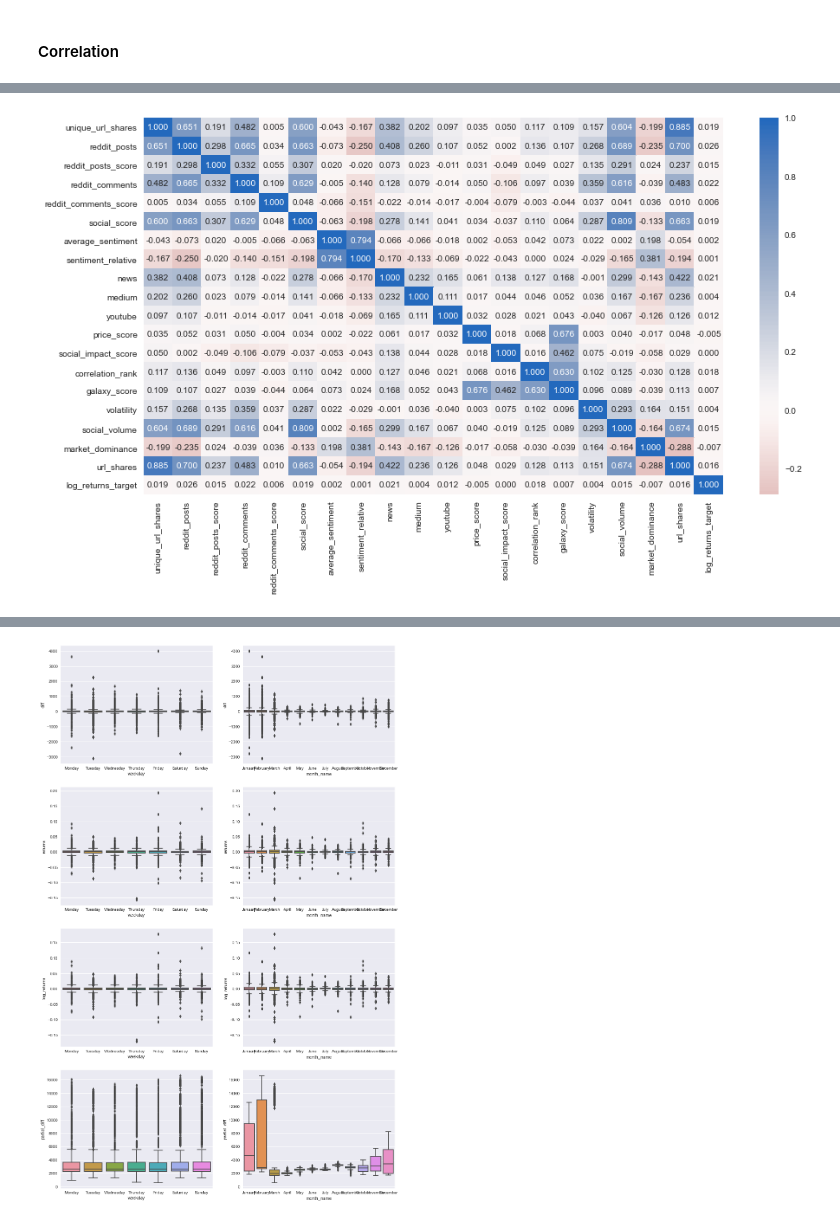
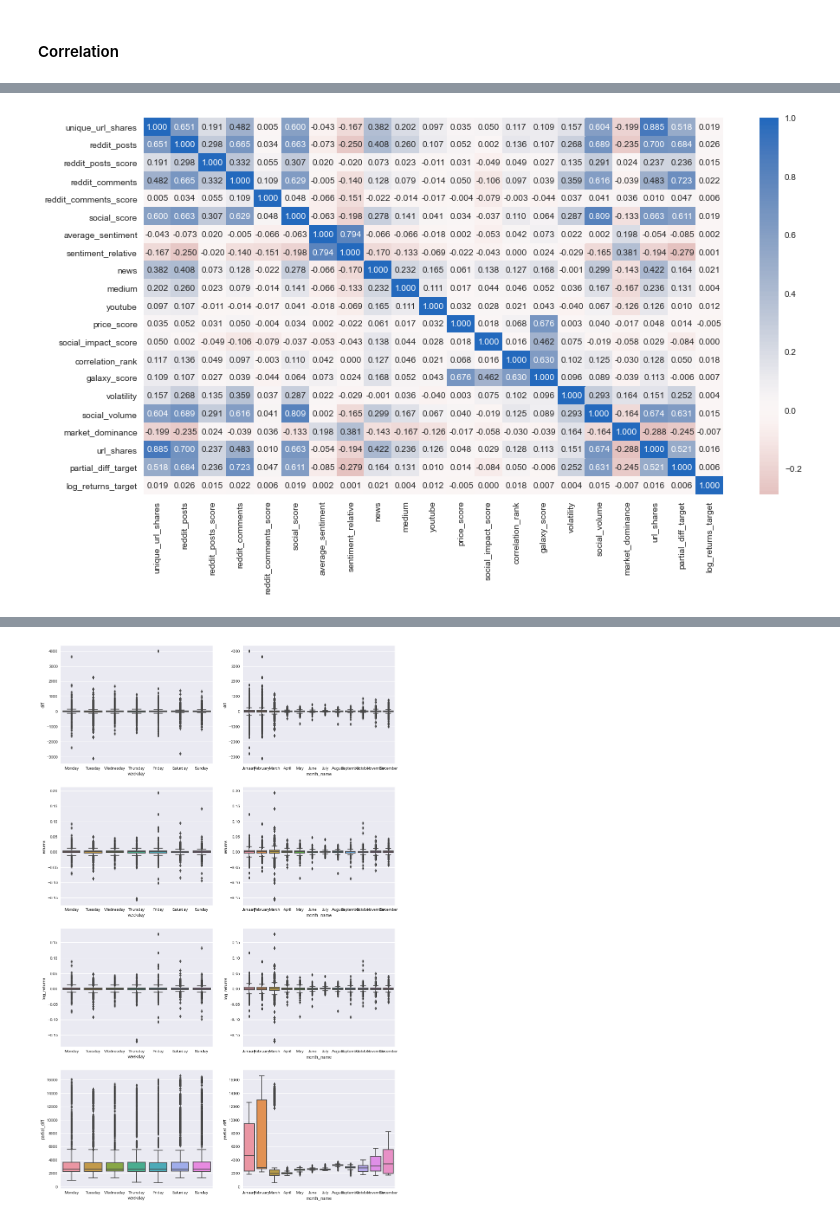
Before and after one commit to diogomatoschaves/MyCryptoBot, a Jupyter notebook: notebooks/Bitcoin Price Prediction Model.ipynb, the cells around one changed output, grey strips where cells are left out. Drawn from its saved outputs; the diff is of its cells as text; code cells hidden in the pictures.

```diff
--- a/notebooks/Bitcoin Price Prediction Model.ipynb
+++ b/notebooks/Bitcoin Price Prediction Model.ipynb
@@ -830,13 +838,13 @@ sb.heatmap(df[columns].corr(), annot = True, fmt = '.3f', cmap = 'vlag_r', cente
 # %%
 columns = ['unique_url_shares', 'reddit_posts', 'reddit_posts_score',
        'reddit_comments', 'reddit_comments_score', 'social_score',
        'average_sentiment', 'sentiment_relative', 'news',
        'medium', 'youtube', 'price_score', 'social_impact_score',
        'correlation_rank', 'galaxy_score', 'volatility', 'social_volume',
-       'market_dominance', 'url_shares']
+       'market_dominance', 'url_shares', 'partial_diff_target']
 
 plt.figure(figsize = [15, 8])
 sb.heatmap(df[columns].join(df['log_returns_target'].shift(-1)).corr(), annot = True, fmt = '.3f', cmap = 'vlag_r', center = 0);
 # %% [output]
-[figure, old version]
+[figure, new version]
 # %%
```
Also changed, not shown: parts of 35 cells of this notebook, 7 other files.
